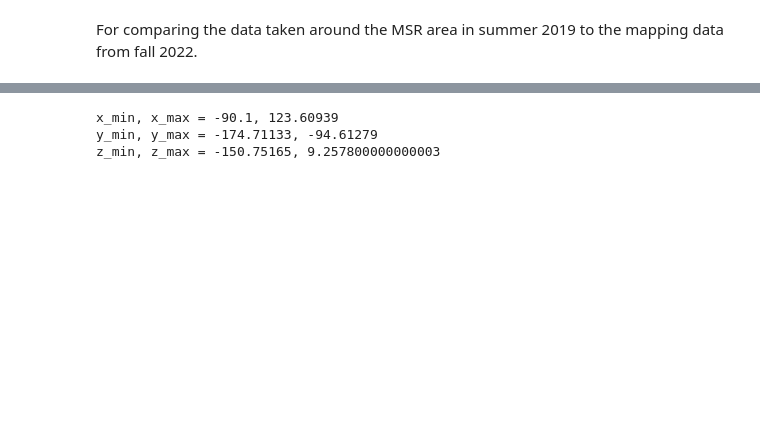
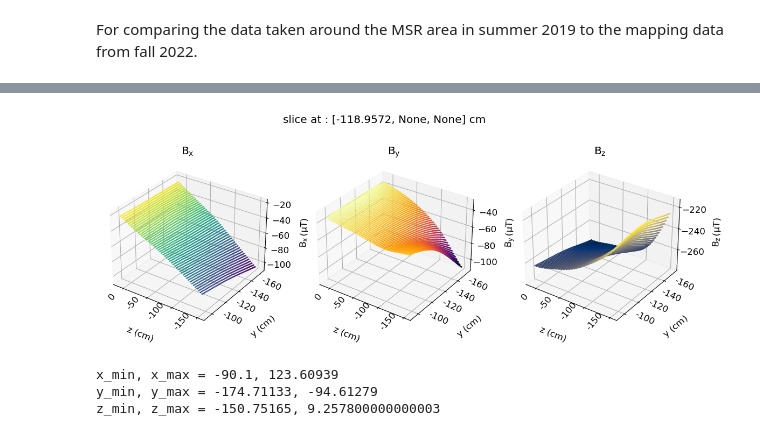
Before and after one commit to eklem1/MesonMagMapping, a Jupyter notebook: Fall_2022/ComparingMaps.ipynb, the cells around one changed output, grey strips where cells are left out. Cells and saved outputs as stored; diff of their text form; code cells hidden in the pictures; blank space fills up the shorter version.

```diff
--- a/Fall_2022/ComparingMaps.ipynb
+++ b/Fall_2022/ComparingMaps.ipynb
@@ -92,3 +215,12 @@ plt.show()
+# %%
+Xslice = data_22['x'][0]
+PlotComponentsSlice(data_22, slicer=[Xslice, None, None],
+                    Compare=False, fsize=(20,6), lims=None, title=None)
+
+plt.savefig(f'plots/base_3CSlice_{Xslice}.svg', bbox_inches='tight')
+plt.show()
+# %% [output]
+[figure, added]
 # %%
 # print("2019 limits:")
 mins_19 = np.min(data_19)
```
Also changed, not shown: parts of 12 cells of this notebook.
